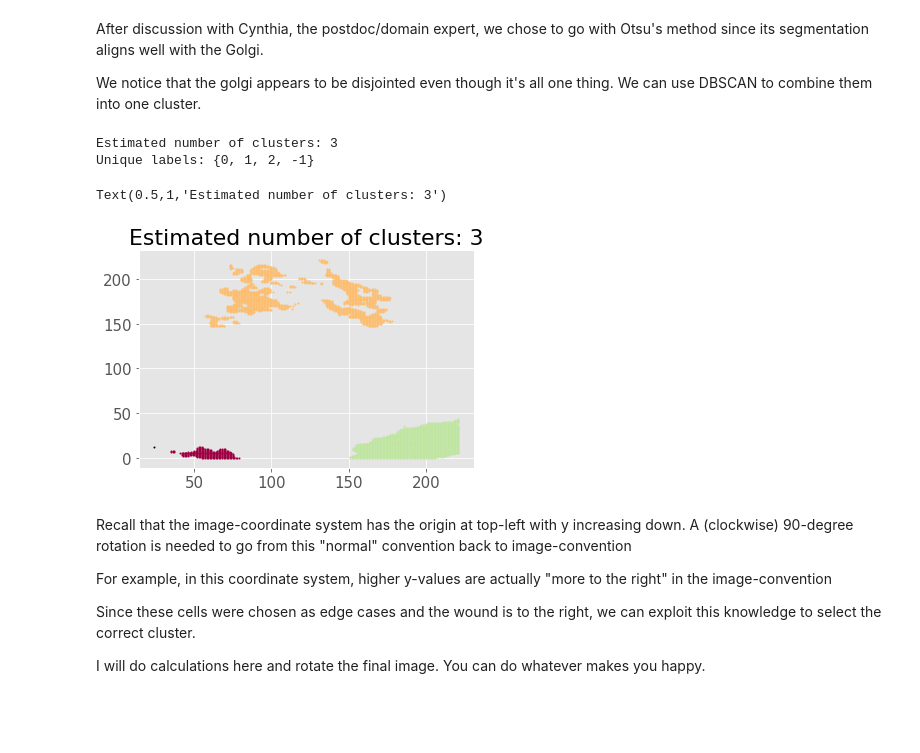
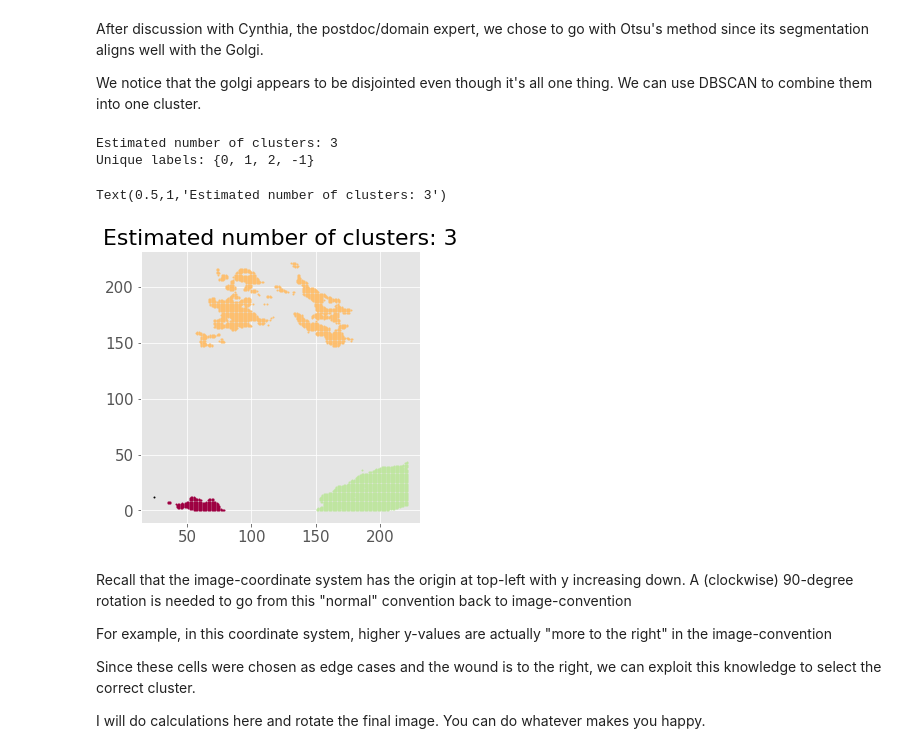
Before and after one commit to WillGiang/golgi-polarization, a Jupyter notebook: GolgiPolarization.ipynb, the cells around one changed output. Cells and saved outputs as stored; diff of their text form; code cells hidden in the pictures; blank space fills up the shorter version.

```diff
--- a/GolgiPolarization.ipynb
+++ b/GolgiPolarization.ipynb
@@ -132,7 +132,7 @@ We can make a binary image to really see the spray painted values.
 # %% [markdown]
 Currently `sprayarray` is a 2D boolean array. We want to get the indices where the values are True, and we'll use the indices as (x,y) pairs for cluster analysis.
 # %%
-x,y = np.where(sprayarray==True)
+x,y = np.where(spray_array==True)
 X = np.array((x,y)).T
 
 print('X.shape: {}'.format(X.shape))
@@ -245,7 +247,7 @@ plt.ylabel('Pixel [y]')
 Text(0,0.5,'Pixel [y]')
 [figure]
 # %%
-def getROIpixels(imagearray, center, ROIside=222):
+def get_ROI_pixels(image_array, center, ROI_side=222):
     """Return a box section of your original image array
 
     Keyword arguments
@@ -260,12 +262,12 @@ def getROIpixels(imagearray, center, ROIside=222):
     ROIside: [int] (default: 222 pixels)
         side length in pixels of desired box
     """
-    assert ROIside % 2 == 0, "Give an even ROIside"
+    assert ROI_side % 2 == 0, "Give an even ROIside"
 
     # Make a copy instead of referencing original
-    newimage = np.array(imagearray)
+    new_image = np.array(image_array)
 
-    halfside = ROIside/2
+    halfside = ROI_side/2
     x = center[0]
     y = center[1]
 
@@ -274,11 +276,11 @@ def getROIpixels(imagearray, center, ROIside=222):
     right = int(y + halfside)
     left  = int(y - halfside)
 
-    return newimage[lower:upper, left:right]
+    return new_image[lower:upper, left:right]
 # %% [markdown]
 ### Removing Spray Paint from the image
 # %%
-def removeSprayCanFeature(imagearray, spraycanvalue):
+def remove_spraycan_feature(image_array, spraycan_value):
     """Returns an image array where the pixels with spraycanvalue are mapped to the median value
 
     Keyword arguments
@@ -290,30 +292,31 @@ def removeSprayCanFeature(imagearray, spraycanvalue):
         An integer value to be removed and replaced by the median of the image
     """
     # Make a copy instead of referencing original
-    newimage = np.array(imagearray)
+    new_image = np.array(image_array)
 
-    flatROI = newimage.flatten()
-    ROImedian = np.percentile(flatROI, 50)
+    flat_ROI = new_image.flatten()
+    ROI_median = np.percentile(flat_ROI, 50)
 
-    spraymask = newimage == spraycanvalue
-    newimage[spraymask] = ROImedian
+    spray_mask = new_image == spraycan_value
+    new_image[spray_mask] = ROI_median
 
-    return newimage
+    return new_image
 # %%
 # From the entire image, select the region of interest.
-firstROI = getROIpixels(imarray, spraypaintcenters[0])
+first_ROI = get_ROI_pixels(image_array, spray_paint_centers[0])
 
 # Remove the spray-can feature from the region of interest
-ROInospray = removeSprayCanFeature(imagearray=firstROI, spraycanvalue=sprayvalue)
+ROI_no_spray = remove_spraycan_feature(image_array=first_ROI,
+                                     spraycan_value=spray_value)
 
 ## Plotting under this line ##
 fig, ax = plt.subplots(1,2, figsize=(11,11))
 
-ax[0].imshow(firstROI)
+ax[0].imshow(first_ROI)
 ax[0].set_title('With Spray-Can Feature')
 ax[0].set_axis_off()
 
-ax[1].imshow(ROInospray)
+ax[1].imshow(ROI_no_spray)
 ax[1].set_title('Without Spray-Can Feature')
 ax[1].set_axis_off()
 # %% [output]
@@ -368,7 +371,7 @@ After discussion with Cynthia, the postdoc/domain expert, we chose to go with Ot
 
 We notice that the golgi appears to be disjointed even though it's all one thing. We can use DBSCAN to combine them into one cluster.
 # %%
-otsu_mask = ROInospray > val_otsu
+otsu_mask = ROI_no_spray > val_otsu
 
 # At this point otsu_mask is a 2D boolean array
 # We must convert it into x,y pairs
@@ -387,34 +390,35 @@ unique_labels = set(labels)
 # Number of clusters in labels, ignoring noise if present
 n_clusters_ = len(unique_labels) - (1 if -1 in labels else 0)
 
 print('Estimated number of clusters: {}'.format(n_clusters_))
 print('Unique labels: {}'.format(unique_labels))
 
 # Black removed and is used for noise instead.
 unique_labels = set(labels)
 colors = [plt.cm.Spectral(each)
           for each in np.linspace(0, 1, len(unique_labels))]
+plt.figure(figsize=(5,5))
 for k, col in zip(unique_labels, colors):
     if k == -1:
         # Black used for noise.
         col = [0, 0, 0, 1]
 
     class_member_mask = (labels == k)
 
     xy = XYotsu[class_member_mask & core_samples_mask]
     plt.plot(xy[:, 0], xy[:, 1], 'o', markerfacecolor=tuple(col),
              markeredgecolor=tuple(col), markersize=1)
 
     xy = XYotsu[class_member_mask & ~core_samples_mask]
     plt.plot(xy[:, 0], xy[:, 1], 'o', markerfacecolor=tuple(col),
              markeredgecolor='k', markersize=1)
 
 plt.title('Estimated number of clusters: %d' % n_clusters_)
 # %% [output]
 Estimated number of clusters: 3
 Unique labels: {0, 1, 2, -1}
 Text(0.5,1,'Estimated number of clusters: 3')
-[figure, old version]
+[figure, new version]
 # %% [markdown]
 Recall that the image-coordinate system has the origin at top-left with y increasing down. A (clockwise) 90-degree rotation is needed to go from this "normal" convention back to image-convention
 
```
Also changed, not shown: parts of 20 cells of this notebook.
